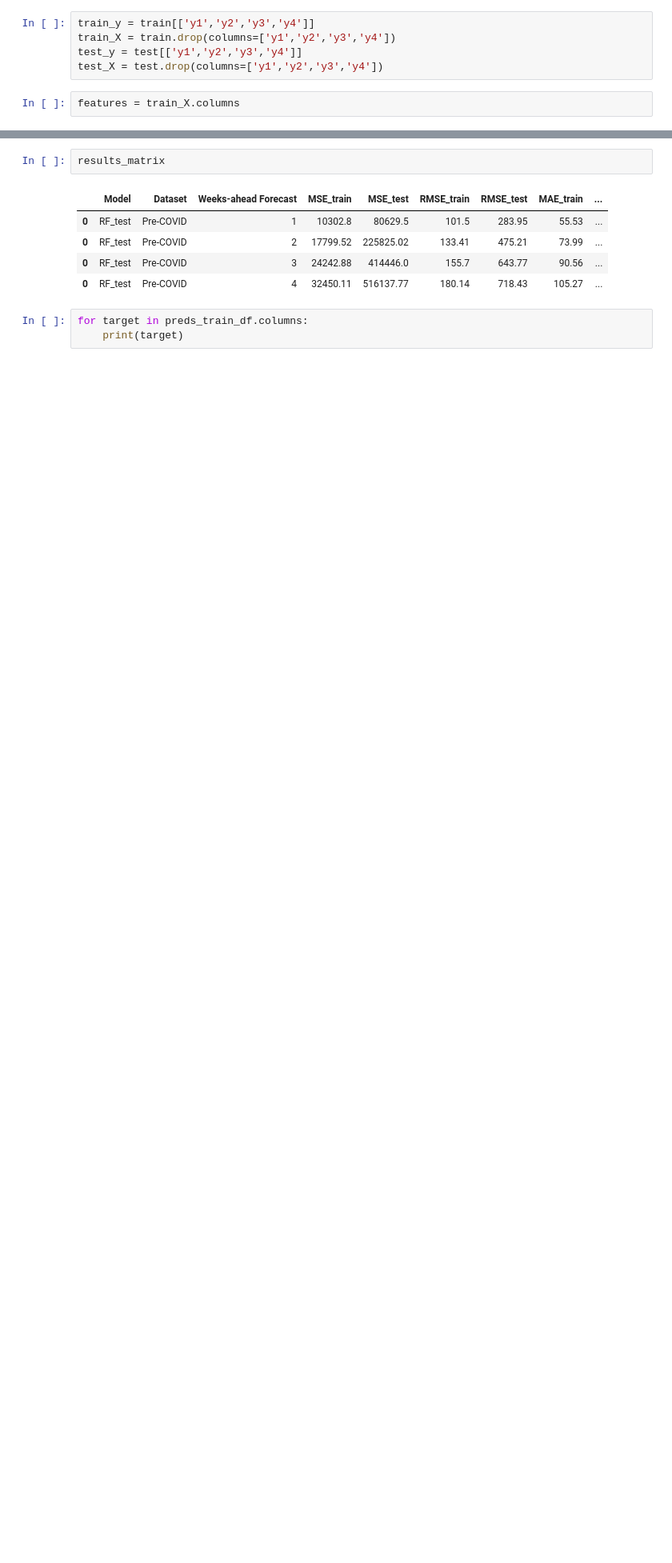
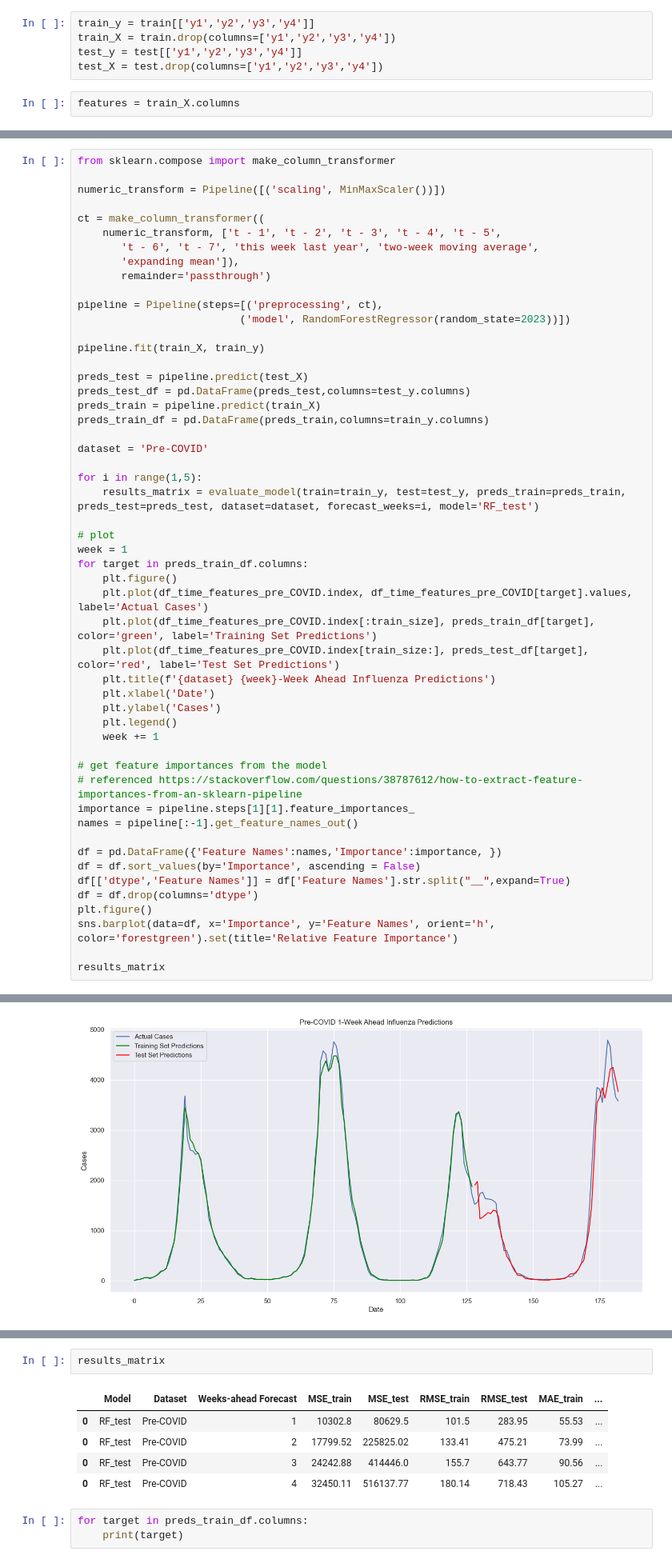
Before and after one commit to jess-moloney/LHL_final_project_influenza_forecasting, a Jupyter notebook: notebooks/Pipeline.ipynb, the cells around one changed output, grey strips where cells are left out. Shown at 80% size. Saved outputs shown, nothing was run; the diff lists cells and outputs as text; blank space fills up the shorter version.

Commit message:
work on pipeline

```diff
--- a/notebooks/Pipeline.ipynb
+++ b/notebooks/Pipeline.ipynb
@@ -73,0 +75,53 @@ features = train_X.columns
+# %%
+from sklearn.compose import make_column_transformer
+
+numeric_transform = Pipeline([('scaling', MinMaxScaler())])
+
+ct = make_column_transformer((
+    numeric_transform, ['t - 1', 't - 2', 't - 3', 't - 4', 't - 5',
+       't - 6', 't - 7', 'this week last year', 'two-week moving average',
+       'expanding mean']),
+       remainder='passthrough')
+
+pipeline = Pipeline(steps=[('preprocessing', ct),
+                          ('model', RandomForestRegressor(random_state=2023))])
+
+pipeline.fit(train_X, train_y)
+
+preds_test = pipeline.predict(test_X)
+preds_test_df = pd.DataFrame(preds_test,columns=test_y.columns)
+preds_train = pipeline.predict(train_X)
+preds_train_df = pd.DataFrame(preds_train,columns=train_y.columns)
+
+dataset = 'Pre-COVID'
+
+for i in range(1,5):
+    results_matrix = evaluate_model(train=train_y, test=test_y, preds_train=preds_train, preds_test=preds_test, dataset=dataset, forecast_weeks=i, model='RF_test')
+
+# plot
+week = 1
+for target in preds_train_df.columns:
+    plt.figure()
+    plt.plot(df_time_features_pre_COVID.index, df_time_features_pre_COVID[target].values, label='Actual Cases')
+    plt.plot(df_time_features_pre_COVID.index[:train_size], preds_train_df[target], color='green', label='Training Set Predictions')
+    plt.plot(df_time_features_pre_COVID.index[train_size:], preds_test_df[target], color='red', label='Test Set Predictions')
+    plt.title(f'{dataset} {week}-Week Ahead Influenza Predictions')
+    plt.xlabel('Date')
+    plt.ylabel('Cases')
+    plt.legend()
+    week += 1
+
+# get feature importances from the model
+# referenced https://stackoverflow.com/questions/38787612/how-to-extract-feature-importances-from-an-sklearn-pipeline
+importance = pipeline.steps[1][1].feature_importances_
+names = pipeline[:-1].get_feature_names_out()
+
+df = pd.DataFrame({'Feature Names':names,'Importance':importance, })
+df = df.sort_values(by='Importance', ascending = False)
+df[['dtype','Feature Names']] = df['Feature Names'].str.split("__",expand=True)
+df = df.drop(columns='dtype')
+plt.figure()
+sns.barplot(data=df, x='Importance', y='Feature Names', orient='h', color='forestgreen').set(title='Relative Feature Importance')
+
+results_matrix
+# %% [output]
@@ -73,0 +145 @@ features = train_X.columns
+[figure, added]
```
Also changed, not shown: parts of 33 cells of this notebook, 2 other files.
